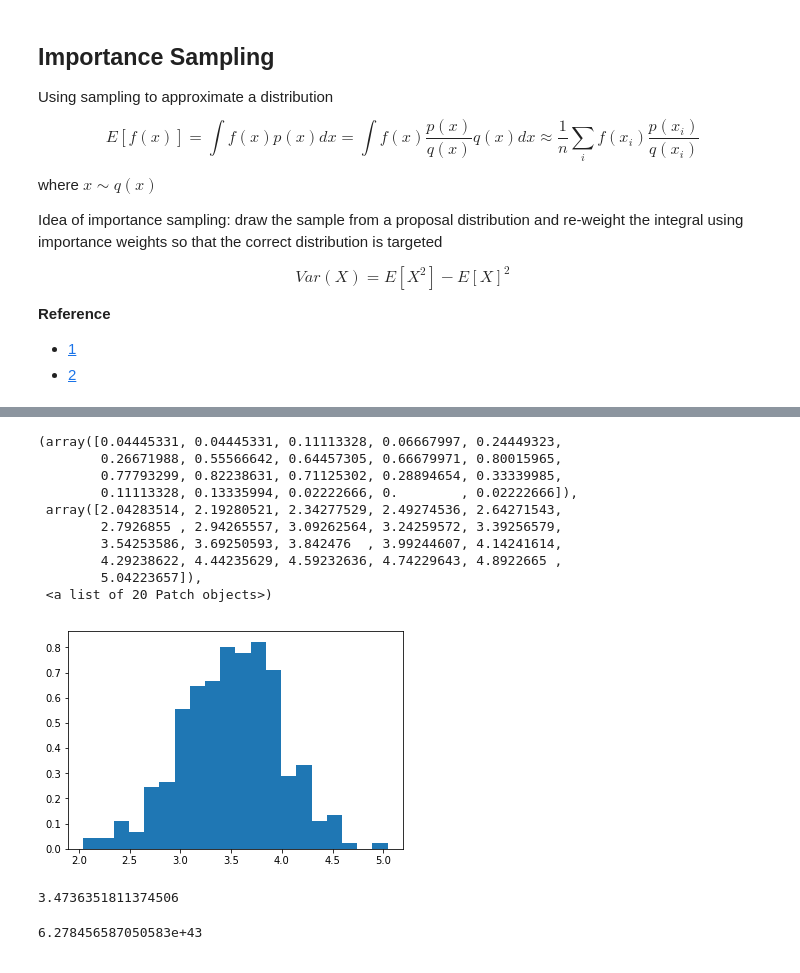
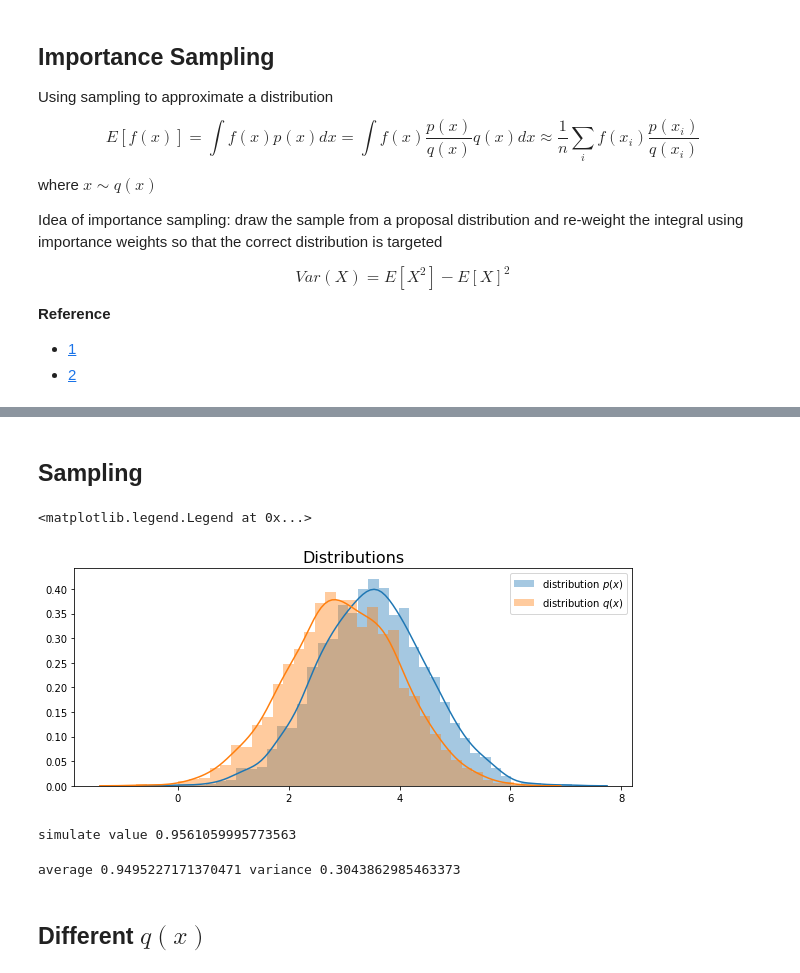
Before and after one commit to MJeremy2017/machine-learning-algorithm-implemention, a Jupyter notebook: ImportanceSampling/ImportanceSampling.ipynb, the cells around one changed output, grey strips where cells are left out. Drawn from its saved outputs; the diff is of its cells as text; code cells hidden in the pictures.

```diff
--- a/ImportanceSampling/ImportanceSampling.ipynb
+++ b/ImportanceSampling/ImportanceSampling.ipynb
@@ -35,27 +43,50 @@ def p_x(size=100):
-# %%
-x = p_x(size=300)
-plt.hist(x, bins=20, density=True)
-# %% [output]
-(array([0.04445331, 0.04445331, 0.11113328, 0.06667997, 0.24449323,
-        0.26671988, 0.55566642, 0.64457305, 0.66679971, 0.80015965,
-        0.77793299, 0.82238631, 0.71125302, 0.28894654, 0.33339985,
-        0.11113328, 0.13335994, 0.02222666, 0.        , 0.02222666]),
- array([2.04283514, 2.19280521, 2.34277529, 2.49274536, 2.64271543,
-        2.7926855 , 2.94265557, 3.09262564, 3.24259572, 3.39256579,
-        3.54253586, 3.69250593, 3.842476  , 3.99244607, 4.14241614,
-        4.29238622, 4.44235629, 4.59232636, 4.74229643, 4.8922665 ,
-        5.04223657]),
- <a list of 20 Patch objects>)
-[figure, removed]
-# %%
-s = 0
-for i in range(100):
-    s += p_x(size=1)[0]*f_x(i)
-
-s/100
-# %% [output]
-3.4736351811374506
-# %%
-s
-# %% [output]
-6.278456587050583e+43
+# %% [markdown]
+## Sampling
+# %%
+# pre-setting
+n = 1000
+
+mu_target = 3.5
+sigma_target = 1
+mu_appro = 3
+sigma_appro = 1
+
+p_x = distribution(mu_target, sigma_target)
+q_x = distribution(mu_appro, sigma_appro)
+# %%
+plt.figure(figsize=[10, 4])
+
+sns.distplot([np.random.normal(mu_target, sigma_target) for _ in range(3000)], label="distribution $p(x)$")
+sns.distplot([np.random.normal(mu_appro, sigma_appro) for _ in range(3000)], label="distribution $q(x)$")
+
+plt.title("Distributions", size=16)
+plt.legend()
+# %% [output]
+<matplotlib.legend.Legend at 0x...>
+[figure, added]
+# %%
+# value
+s = 0
+for i in range(n):
+    # draw a sample
+    x_i = np.random.normal(mu_target, sigma_target)
+    s += f_x(x_i)
+print("simulate value", s/n)
+# %% [output]
+simulate value 0.9561059995773563
+# %%
+# calculate value sampling from a different distribution
+
+value_list = []
+for i in range(n):
+    # sample from different distribution
+    x_i = np.random.normal(mu_appro, sigma_appro)
+    value = f_x(x_i)*(p_x.pdf(x_i) / q_x.pdf(x_i))
+
+    value_list.append(value)
+
+print("average {} variance {}".format(np.mean(value_list), np.var(value_list)))
+# %% [output]
+average 0.9495227171370471 variance 0.3043862985463373
+# %% [markdown]
+## Different $q(x)$
```
Also changed, not shown: parts of 6 cells of this notebook.
